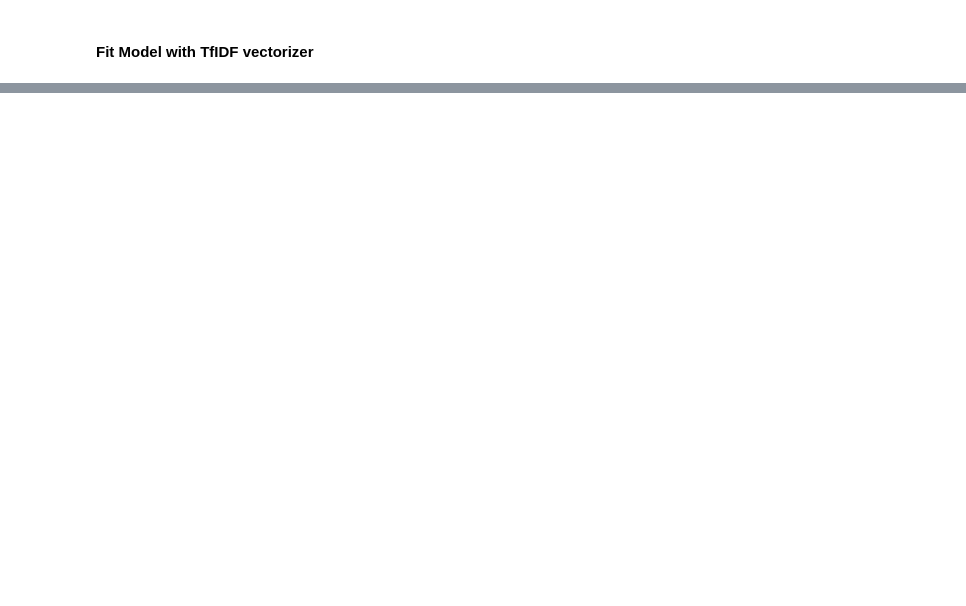
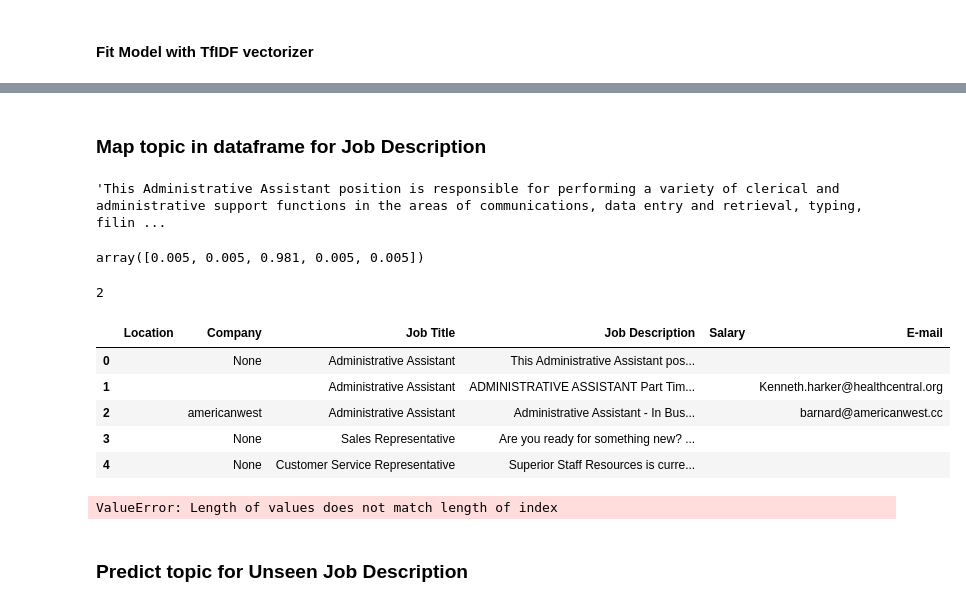
Before and after one commit to etzimopoulos/Job-descriptions-topic-modelling-using-NLP, a Jupyter notebook: topic-modelling-part2-kaggle-jobs-LDA-NMF.ipynb, the cells around one changed output, grey strips where cells are left out. Cells and saved outputs as stored; diff of their text form; code cells hidden in the pictures; blank space fills up the shorter version.

```diff
--- a/topic-modelling-part2-kaggle-jobs-LDA-NMF.ipynb
+++ b/topic-modelling-part2-kaggle-jobs-LDA-NMF.ipynb
@@ -157,16 +128,16 @@ from pylab import bone, pcolor, colorbar, plot, show, rcParams, savefig
 #### Configuration
 # %%
 # Number of points to use from Dataset
-n_samples = 2000
+n_samples = 5000
 
 # Number of features from vectorised featureset
 n_features = 1000
 
 # Number of Topics to extract
-n_components = 10
+n_components = 5
 
 # Number of Words per topic
-n_top_words = 15
+n_top_words = 8
 # %% [markdown]
 #### Use Count Vectorizer for extracting features
 # %%
@@ -550,0 +513,34 @@ https://scikit-learn.org/stable/auto_examples/applications/plot_topics_extractio
+# %% [markdown]
+### Map topic in dataframe for Job Description
+# %%
+k_jobs['Job Description'][0]
+# %% [output]
+'This Administrative Assistant position is responsible for performing a variety of clerical and administrative support functions in the areas of communications, data entry and retrieval, typing, filin ...
+# %%
+# Topic distribution for Job[0] rounded to three decimal points
+topic_results = lda.transform(tf).round(3)
+topic_results[0]
+# %% [output]
+array([0.005, 0.005, 0.981, 0.005, 0.005])
+# %%
+# Get index position of highest probability
+topic_results[0].argmax()
+# %% [output]
+2
+# %%
+modelled_k_jobs = k_jobs.iloc[0:n_samples]
+# %%
+modelled_k_jobs.head()
+# %% [output]
+|  | Location | Company | Job Title | Job Description | Salary | E-mail |
+| 0 |  | None | Administrative Assistant | This Administrative Assistant pos... |  |  |
+| 1 |  |  | Administrative Assistant | ADMINISTRATIVE ASSISTANT Part Tim... |  | Kenneth.harker@healthcentral.org |
+| 2 |  | americanwest | Administrative Assistant | Administrative Assistant - In Bus... |  | barnard@americanwest.cc |
+| 3 |  | None | Sales Representative | Are you ready for something new? ... |  |  |
+| 4 |  | None | Customer Service Representative | Superior Staff Resources is curre... |  |  |
+# %%
+k_jobs['Topic'] = topic_results.argmax(axis=1)
+# %% [output]
+ValueError: Length of values does not match length of index
+# %% [markdown]
+### Predict topic for Unseen Job Description
```
Also changed, not shown: parts of 35 cells of this notebook, 2 other files.
